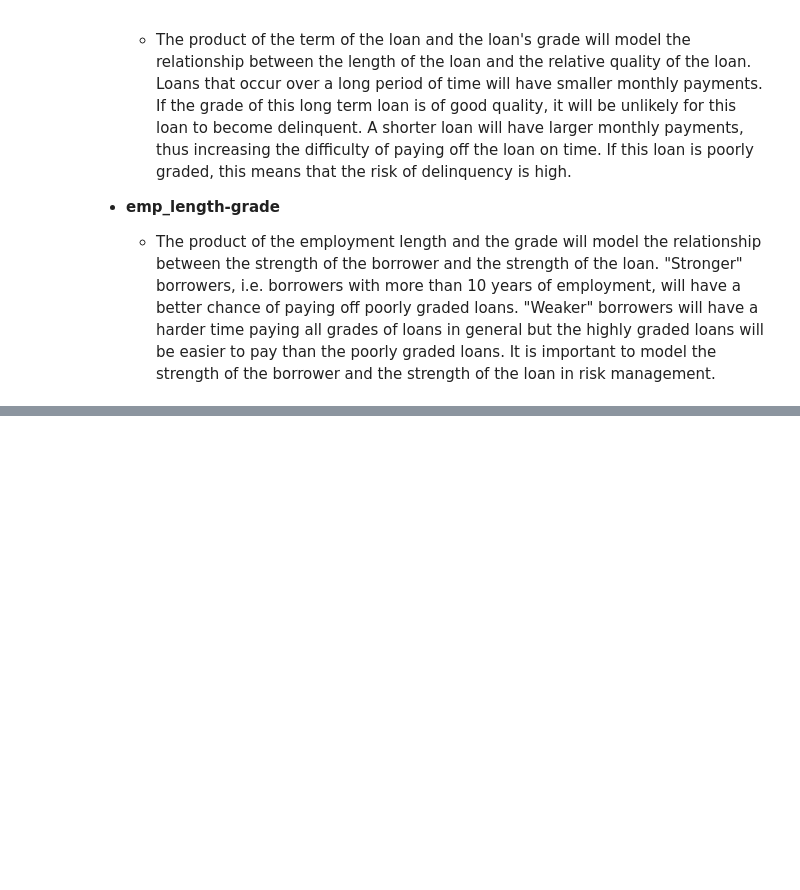
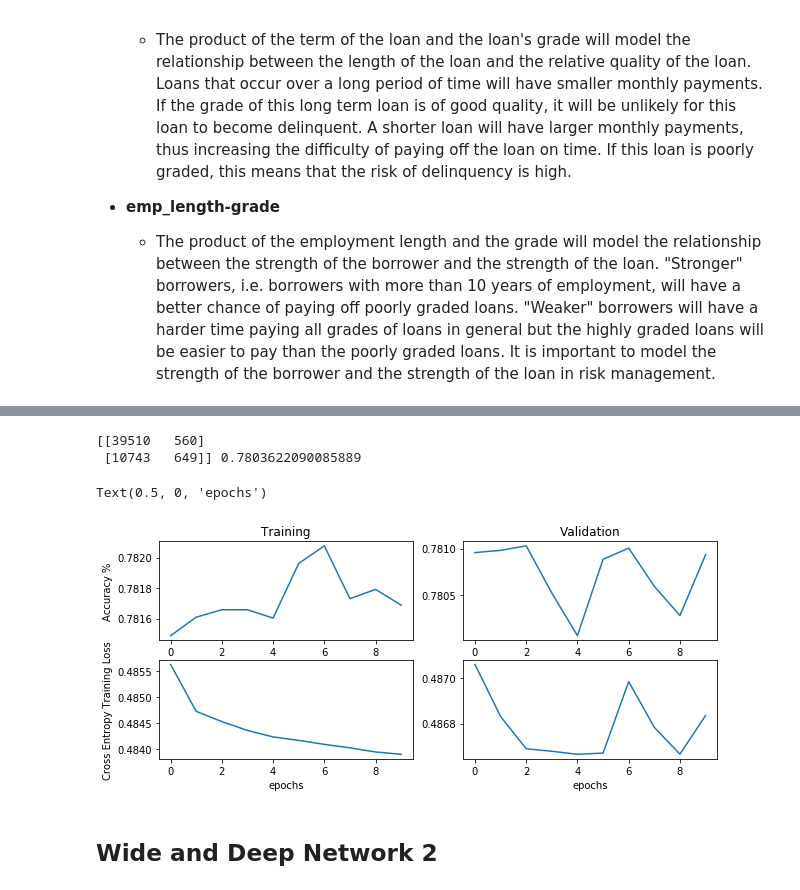
Before and after one commit to elilaird/CS7324-MachineLearning-Labs, a Jupyter notebook: Lab5/Lab5.ipynb, the cells around one changed output, grey strips where cells are left out. Drawn from its saved outputs; the diff is of its cells as text; code cells hidden in the pictures; blank space fills up the shorter version.

Commit message:
finished all 4 models time for comparison

```diff
--- a/Lab5/Lab5.ipynb
+++ b/Lab5/Lab5.ipynb
@@ -328,13 +299,19 @@ loans_data.describe()
 # %%
 from sklearn.model_selection import train_test_split
+
 
 loans_data_features = loans_data.loc[:, loans_data.columns != 'loan_status']
 loans_target = loans_data['loan_status']
 
-X_train, X_test, y_train, y_test = train_test_split(loans_data_features, loans_target, test_size=.20, random_state=1, stratify=loans_target)
+X_train_full, X_test, y_train_full, y_test = train_test_split(loans_data_features, loans_target, test_size=.20, random_state=1, stratify=loans_target)
+
+X_train, X_val, y_train, y_val = train_test_split(X_train_full, y_train_full, test_size=.20, random_state=1, stratify=y_train_full)
+
 
 print("X_train size: ", X_train.shape)
 print("X_test size: ", X_test.shape)
+print("X_val size: ", X_val.shape)
+print("y_val size: ", y_val.shape)
 print("y_train size: ", y_train.shape)
 print("y_test size: ", y_test.shape)
 # %% [output]
@@ -376,0 +472,13 @@ When working with categorial data it is common to combine features into feature
+# %%
+%%time
+
+model.compile(optimizer='adagrad',
+              loss='binary_crossentropy',
+              metrics=['accuracy'])
+
+history = model.fit(X_ints_train + [X_train_num],
+          y_train,
+          epochs=10,
+          batch_size=64,
+          verbose=1,
+          validation_data=(X_ints_val + [X_val_num], y_val))
@@ -376,0 +503,34 @@ When working with categorial data it is common to combine features into feature
+# %%
+from sklearn.metrics import confusion_matrix, accuracy_score
+
+yhat = np.round(model.predict(X_ints_test + [X_test_num]))
+print(mt.confusion_matrix(y_test,yhat), accuracy_score(y_test,yhat))
+# %% [output]
+[[39510   560]
+ [10743   649]] 0.7803622090085889
+# %%
+from matplotlib import pyplot as plt
+
+%matplotlib inline
+
+plt.figure(figsize=(10,4))
+plt.subplot(2,2,1)
+plt.plot(history.history['acc'])
+
+plt.ylabel('Accuracy %')
+plt.title('Training')
+plt.subplot(2,2,2)
+plt.plot(history.history['val_acc'])
+plt.title('Validation')
+
+plt.subplot(2,2,3)
+plt.plot(history.history['loss'])
+plt.ylabel('Cross Entropy Training Loss')
+plt.xlabel('epochs')
+
+plt.subplot(2,2,4)
+plt.plot(history.history['val_loss'])
+plt.xlabel('epochs')
+# %% [output]
+Text(0.5, 0, 'epochs')
+[figure, added]
@@ -376,0 +548,2 @@ When working with categorial data it is common to combine features into feature
+# %% [markdown]
+## Wide and Deep Network 2
```
Also changed, not shown: parts of 38 cells of this notebook.
